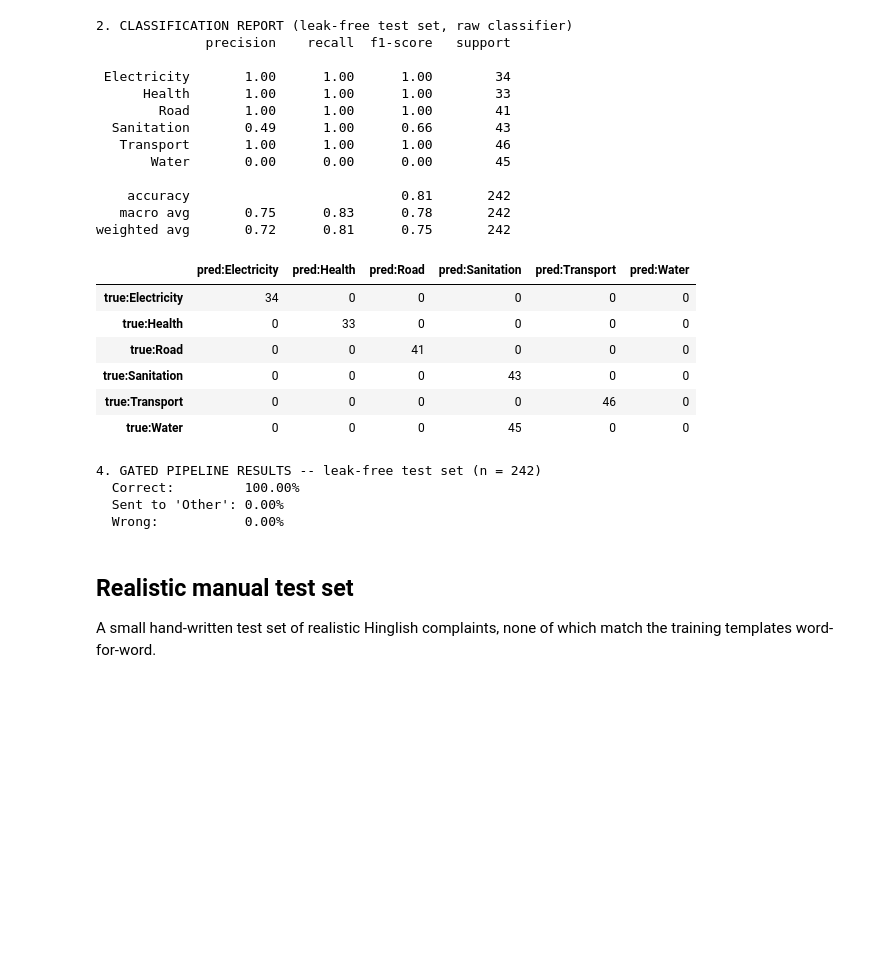
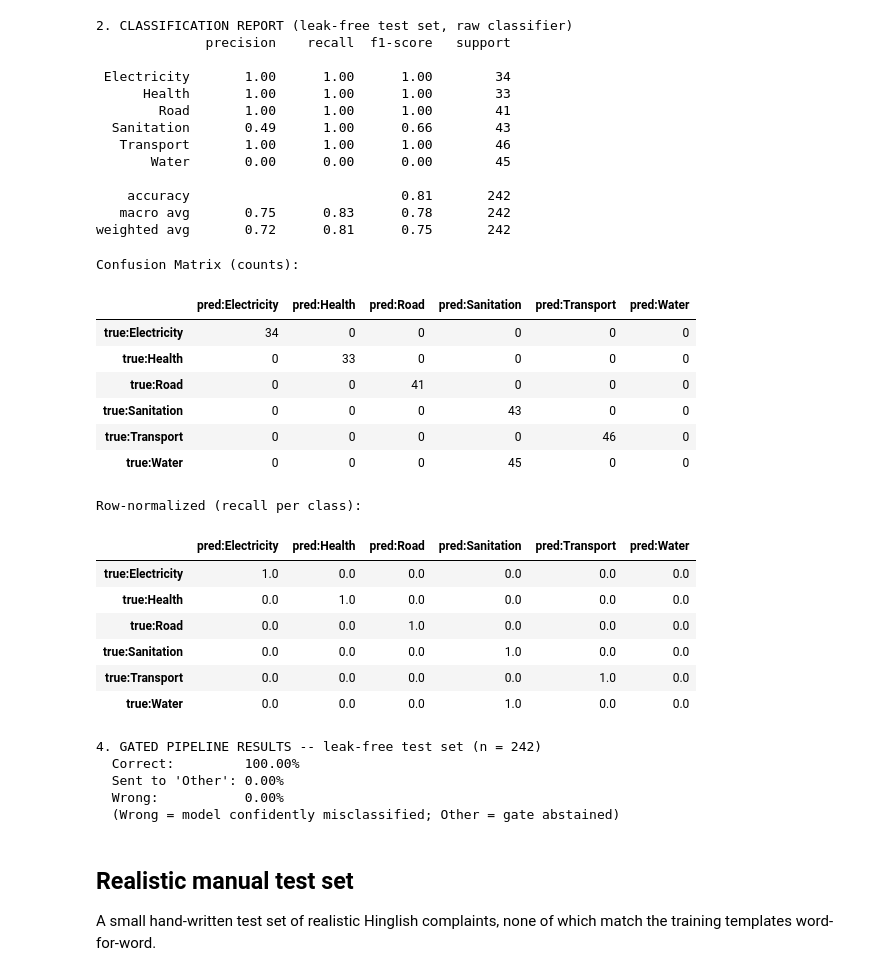
Before and after one commit to aryacodecraft/grievance-redressal-system, a Jupyter notebook: backend/grievance_pipeline_v5.ipynb, the cells around one changed output. Drawn from its saved outputs; the diff is of its cells as text; code cells hidden in the pictures; blank space fills up the shorter version.

```diff
--- a/backend/grievance_pipeline_v5.ipynb
+++ b/backend/grievance_pipeline_v5.ipynb
@@ -150,19 +129,10 @@ def explore_data(train_df):
     dup_rate = 1 - (n_unique / n_total)
     print(f"\nUnique complaint texts: {n_unique} / {n_total} total rows "
           f"({dup_rate:.1%} are duplicates of another row)")
-    print(
-        "\nWHY DUPLICATES ARE DANGEROUS (data leakage):\n"
-        "If the exact same sentence appears in both the train and test split, the\n"
-        "model doesn't need to generalize -- it can just memorize that one sentence\n"
-        "and 'predict' it perfectly at test time. That inflates accuracy to a number\n"
-        "that has nothing to do with how the model will perform on a genuinely new\n"
-        "complaint in production. With only a few dozen unique templates repeated\n"
-        "many times each (as is the case here), a naive random row-level split will\n"
-        "almost certainly put duplicates on both sides -- so a GROUP-based split,\n"
-        "keyed on the unique text, is mandatory here, not optional."
-    )
 
-raw_df = pd.read_csv('Citizen.csv', skiprows=1)
+
+
+raw_df = pd.read_csv(r'D:\grievance-redressal-system\backend\data\Citizen (1).csv', skiprows=1)
 raw_df.columns = ['text', 'category']
 raw_df['category'] = raw_df['category'].map(CATEGORY_RENAME).fillna(raw_df['category'])
 explore_data(raw_df)
@@ -223,5 +222,7 @@ def build_vectorizers(train_texts):
 def vectorize(texts, word_vec, char_vec):
     """Combines word + char features into one matrix via scipy hstack --
     both feature sets are used together by the final model."""
+    if char_vec is None:
+        return word_vec.transform(texts)
     return hstack([word_vec.transform(texts), char_vec.transform(texts)])
 # %% [markdown]
@@ -343,5 +353,5 @@ class GrievanceModel:
 ## Training
 # %%
 model = GrievanceModel()
-model.train('Citizen.csv')
+model.train(r'D:\grievance-redressal-system\backend\data\Citizen (1).csv')
 # %% [output]
@@ -358,6 +369,8 @@ Full evaluation suite:
 4. **Gated pipeline results** (Correct / Other / Wrong) on the leak-free test set.
 # %%
 def evaluate_model(model):
+    if model.train_rows_ is None or model.test_rows_ is None:
+        raise RuntimeError("Model not trained with leak-free split — call model.train() first")
     train_rows, test_rows = model.train_rows_, model.test_rows_
     X_train = vectorize(train_rows['clean_text'], model.word_vec, model.char_vec)
     X_test = vectorize(test_rows['clean_text'], model.word_vec, model.char_vec)
@@ -404,35 +420,64 @@ weighted avg       0.72      0.81      0.75       242
 # %%
 # 3. Confusion matrix -- this is where the model's real confusions show up
 # BEFORE the domain filter or gate hides them from the final output.
-labels = sorted(model.test_rows_['category'].unique())
-cm = confusion_matrix(model.test_rows_['category'], eval_results['test_preds'], labels=labels)
-cm_df = pd.DataFrame(cm, index=[f"true:{l}" for l in labels], columns=[f"pred:{l}" for l in labels])
-cm_df
+if 'eval_results' not in globals() or eval_results is None:
+    print("Skipping confusion matrix — eval_results not available")
+else:
+    labels = sorted(model.test_rows_['category'].unique())
+    cm = confusion_matrix(model.test_rows_['category'], eval_results['test_preds'], labels=labels)
+    cm_df = pd.DataFrame(cm, index=[f"true:{l}" for l in labels], columns=[f"pred:{l}" for l in labels])
+    # Also show row-normalized version for readability
+    print("Confusion Matrix (counts):")
+    try:
+        display(cm_df)
+    except NameError:
+        print(cm_df.to_string())
+    print("\nRow-normalized (recall per class):")
+    cm_norm = cm.astype(float) / cm.sum(axis=1, keepdims=True)
+    cm_norm_df = pd.DataFrame(cm_norm.round(3), index=[f"true:{l}" for l in labels], columns=[f"pred:{l}" for l in labels])
+    try:
+        display(cm_norm_df)
+    except NameError:
+        print(cm_norm_df.to_string())
 # %% [output]
+Confusion Matrix (counts):
 |  | pred:Electricity | pred:Health | pred:Road | pred:Sanitation | pred:Transport | pred:Water |
 | true:Electricity | 34 | 0 | 0 | 0 | 0 | 0 |
 | true:Health | 0 | 33 | 0 | 0 | 0 | 0 |
 | true:Road | 0 | 0 | 41 | 0 | 0 | 0 |
 | true:Sanitation | 0 | 0 | 0 | 43 | 0 | 0 |
 | true:Transport | 0 | 0 | 0 | 0 | 46 | 0 |
 | true:Water | 0 | 0 | 0 | 45 | 0 | 0 |
+Row-normalized (recall per class):
+|  | pred:Electricity | pred:Health | pred:Road | pred:Sanitation | pred:Transport | pred:Water |
+| true:Electricity | 1.0 | 0.0 | 0.0 | 0.0 | 0.0 | 0.0 |
+| true:Health | 0.0 | 1.0 | 0.0 | 0.0 | 0.0 | 0.0 |
+| true:Road | 0.0 | 0.0 | 1.0 | 0.0 | 0.0 | 0.0 |
+| true:Sanitation | 0.0 | 0.0 | 0.0 | 1.0 | 0.0 | 0.0 |
+| true:Transport | 0.0 | 0.0 | 0.0 | 0.0 | 1.0 | 0.0 |
+| true:Water | 0.0 | 0.0 | 0.0 | 1.0 | 0.0 | 0.0 |
 # %%
 # 4. Gated pipeline results on the leak-free test set
-gated_results = model.test_rows_['text'].apply(model.predict)
-gated_preds = gated_results.apply(lambda r: r['category'])
-true_labels = model.test_rows_['category']
-correct = (gated_preds == true_labels)
-other = (gated_preds == 'Other')
-wrong = (~correct) & (~other)
-print(f"4. GATED PIPELINE RESULTS -- leak-free test set (n = {len(model.test_rows_)})")
-print(f"  Correct:         {correct.mean():.2%}")
-print(f"  Sent to 'Other': {other.mean():.2%}")
-print(f"  Wrong:           {wrong.mean():.2%}")
+if model.test_rows_ is None:
+    print("Model not trained — cannot compute gated results")
+else:
+    gated_results = model.test_rows_['text'].apply(model.predict)
+    gated_preds = gated_results.apply(lambda r: r['category'])
+    true_labels = model.test_rows_['category']
+    correct = (gated_preds == true_labels)
+    other = (gated_preds == 'Other')
+    wrong = (~correct) & (~other)
+    print(f"4. GATED PIPELINE RESULTS -- leak-free test set (n = {len(model.test_rows_)})")
+    print(f"  Correct:         {correct.mean():.2%}")
+    print(f"  Sent to 'Other': {other.mean():.2%}")
+    print(f"  Wrong:           {wrong.mean():.2%}")
+    print(f"  (Wrong = model confidently misclassified; Other = gate abstained)")
 # %% [output]
 4. GATED PIPELINE RESULTS -- leak-free test set (n = 242)
   Correct:         100.00%
   Sent to 'Other': 0.00%
   Wrong:           0.00%
+  (Wrong = model confidently misclassified; Other = gate abstained)
 # %% [markdown]
 ## Realistic manual test set
 
```
Also changed, not shown: parts of 14 cells of this notebook, 12 other files.
